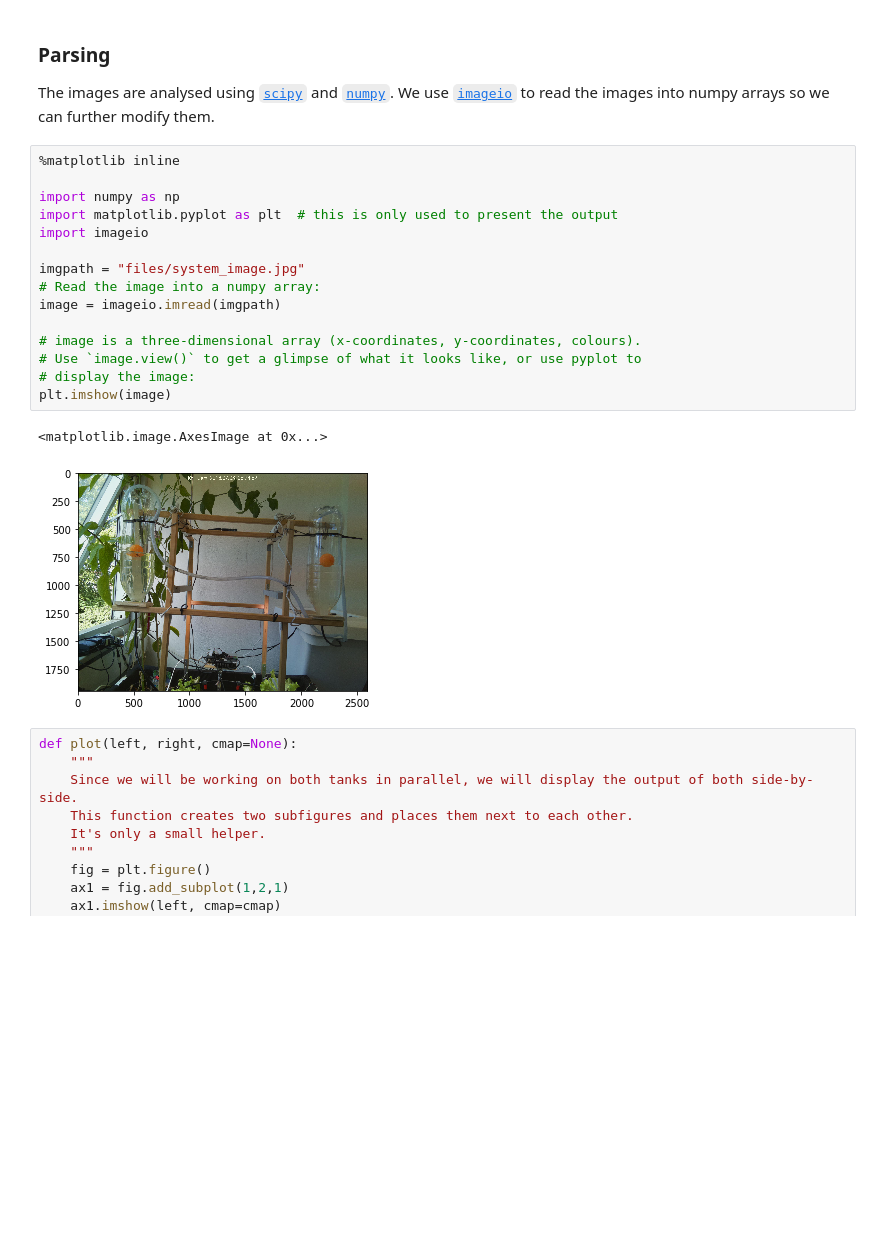
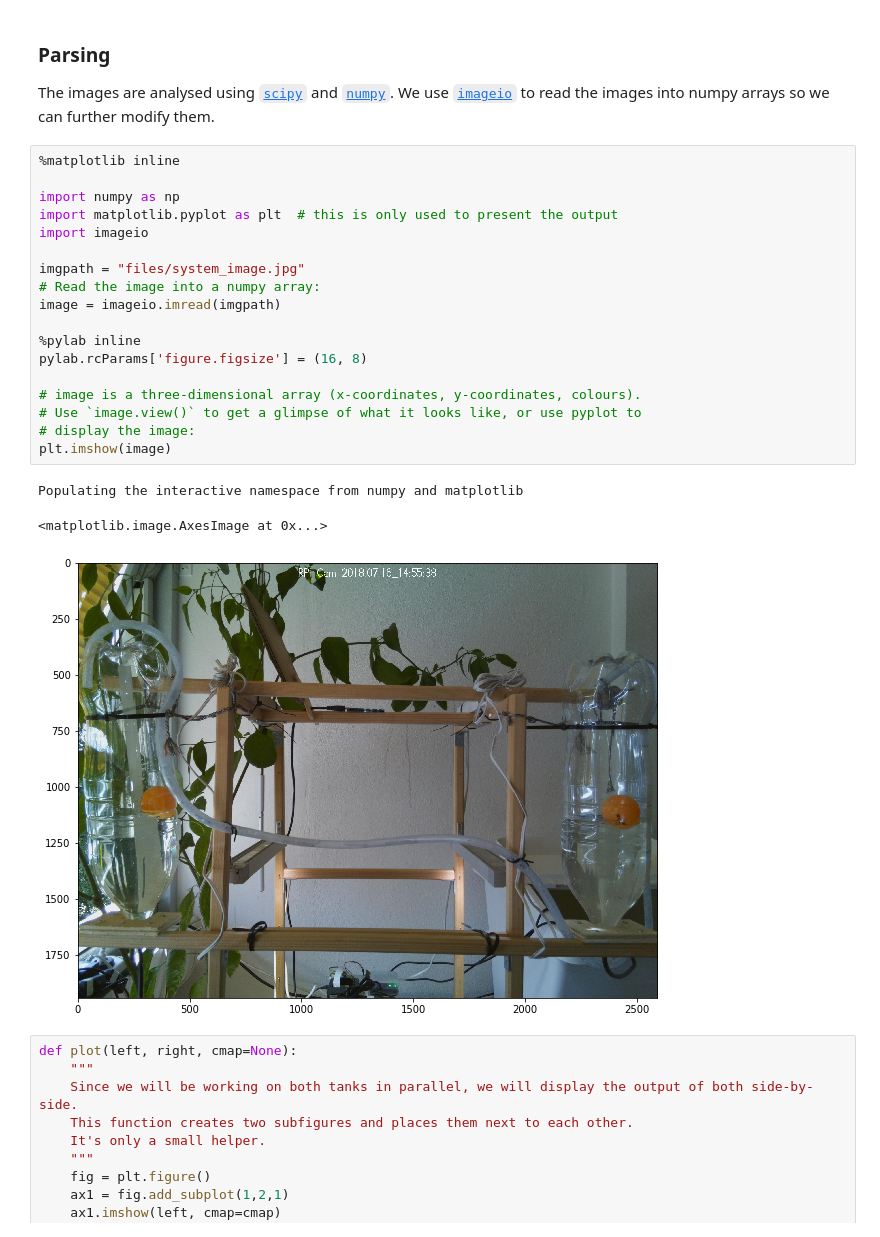
Before and after one commit to crestdsl/CREST, a Jupyter notebook: ImageRecognition.ipynb, the cells around one changed output. Cells and saved outputs as stored; diff of their text form; blank space fills up the shorter version.

```diff
--- a/ImageRecognition.ipynb
+++ b/ImageRecognition.ipynb
@@ -14,21 +14,25 @@ We use [`imageio`](https://imageio.github.io/) to read the images into numpy arr
 # %%
 %matplotlib inline
 
 import numpy as np
 import matplotlib.pyplot as plt  # this is only used to present the output
 import imageio
 
 imgpath = "files/system_image.jpg"
 # Read the image into a numpy array:
 image = imageio.imread(imgpath)
 
+%pylab inline
+pylab.rcParams['figure.figsize'] = (16, 8)
+
 # image is a three-dimensional array (x-coordinates, y-coordinates, colours).
 # Use `image.view()` to get a glimpse of what it looks like, or use pyplot to
 # display the image:
 plt.imshow(image)
 # %% [output]
-<matplotlib.image.AxesImage at 0x...>
+Populating the interactive namespace from numpy and matplotlib
+<matplotlib.image.AxesImage at 0x...>
-[figure, old version]
+[figure, new version]
 # %%
 def plot(left, right, cmap=None):
     """
```
Also changed, not shown: parts of 5 cells of this notebook, 6 other files.
